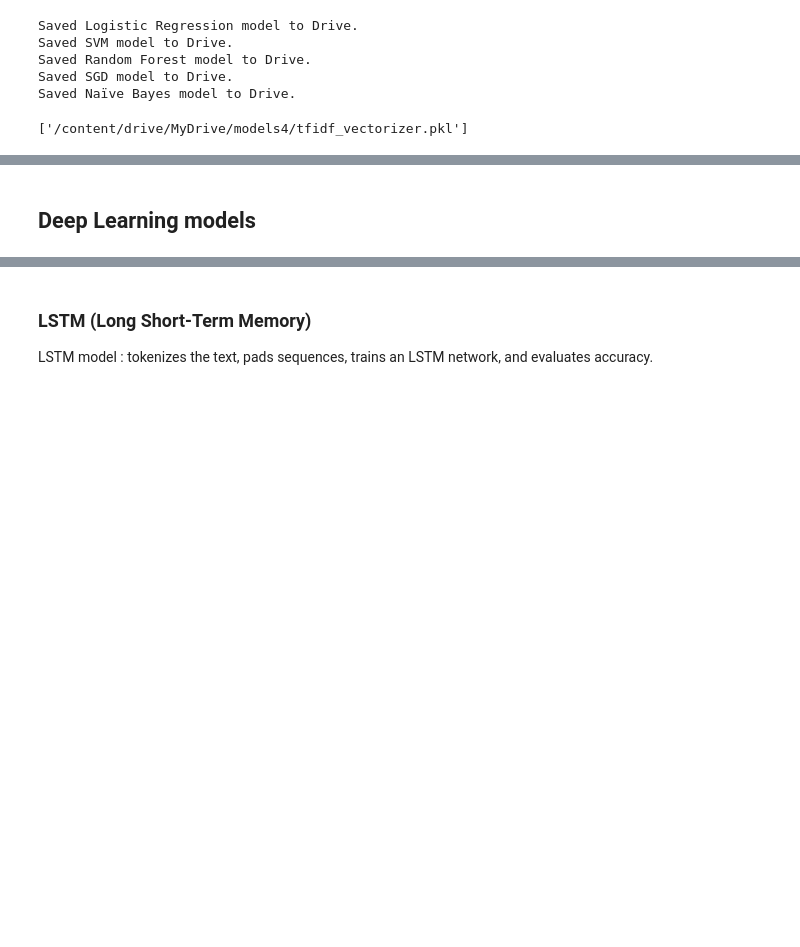
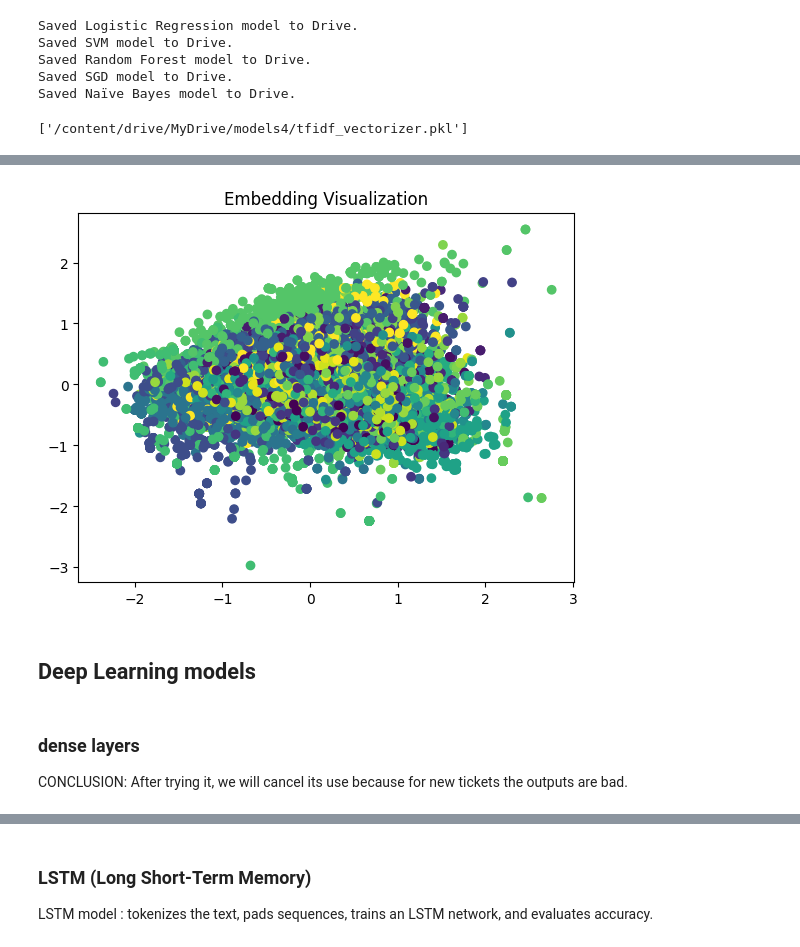
Before and after one commit to AbdelhadySayed/complaint-ticketing-system, a Jupyter notebook: models/classification models/notebooks/classification_models.ipynb, the cells around one changed output, grey strips where cells are left out. Cells and saved outputs as stored; diff of their text form; code cells hidden in the pictures; blank space fills up the shorter version.

```diff
--- a/models/classification models/notebooks/classification_models.ipynb
+++ b/models/classification models/notebooks/classification_models.ipynb
@@ -314,6 +308,8 @@ os.makedirs('/content/drive/My Drive/cleaned_data', exist_ok=True)
 
 #save the DataFrame to CSV
 df.to_csv('/content/drive/My Drive/cleaned_data/cleaned_customer_support_data.csv', index=False)
+# %%
+df = pd.read_csv('/content/drive/My Drive/cleaned_data/cleaned_customer_support_data.csv')
 # %%
 for i in df['new_intent'].unique():
   print(i)
@@ -500,0 +629,21 @@ Predicted Category: place_order
+# %%
+from sklearn.linear_model import LogisticRegression
+from sklearn.svm import SVC
+from sklearn.ensemble import RandomForestClassifier
+from sklearn.metrics import accuracy_score
+from sklearn.metrics import classification_report
+
+# Initialize models
+models = {
+    "Logistic Regression": LogisticRegression(random_state=42),
+    "Random Forest": RandomForestClassifier(random_state=42)
+}
+
+# Train and evaluate
+for name, model in models.items():
+    model.fit(X_train_emb, y_train)
+    y_pred = model.predict(X_test_emb)
+    y_train_pred = model.predict(X_train_emb)
+    print(f"\n{name} Accuracy for train : {accuracy_score(y_train, y_train_pred)}")
+    print(f"{name} Accuracy: {accuracy_score(y_test, y_pred)}")
+    print(classification_report(y_test, y_pred))
@@ -501,3 +698,23 @@ Predicted Category: place_order
+# %%
+from sklearn.decomposition import PCA
+import matplotlib.pyplot as plt
+import numpy as np
+
+# Reduce dimensionality
+pca = PCA(n_components=2)
+X_vis = pca.fit_transform(X_train_emb)
+
+# Convert y_train to numerical labels using LabelEncoder
+from sklearn.preprocessing import LabelEncoder
+label_encoder = LabelEncoder()
+y_train_num = label_encoder.fit_transform(y_train)
+
+# Plot
+plt.scatter(X_vis[:, 0], X_vis[:, 1], c=y_train_num) # Use numerical labels for color
+plt.title("Embedding Visualization")
+plt.show()
+# %% [output]
+[figure, added]
 # %% [markdown]
 ## Deep Learning models
 # %%
@@ -506,3 +723,6 @@ from sklearn.preprocessing import LabelEncoder
 label_encoder = LabelEncoder()
 y_train_enc = label_encoder.fit_transform(y_train)
 y_test_enc = label_encoder.transform(y_test)
+# %% [markdown]
+### dense layers
+CONCLUSION: After trying it, we will cancel its use because for new tickets the outputs are bad.
```
Also changed, not shown: parts of 49 cells of this notebook.
